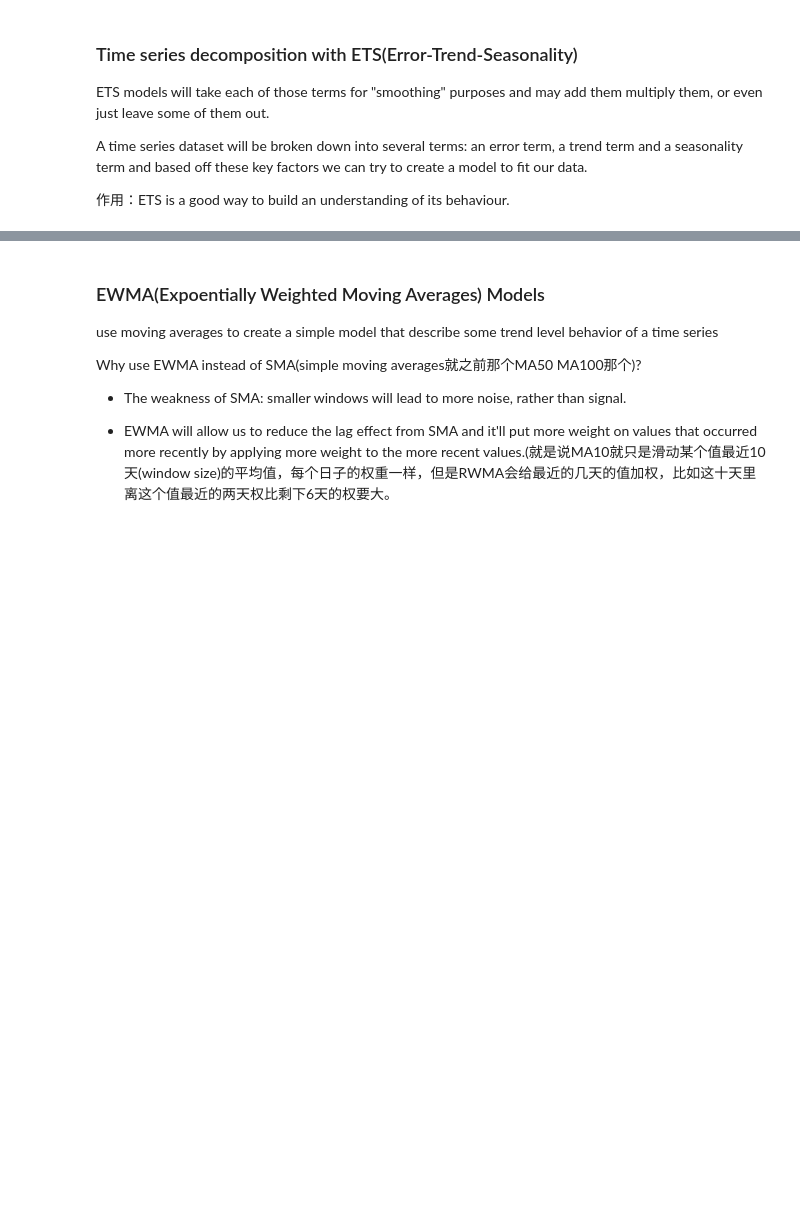
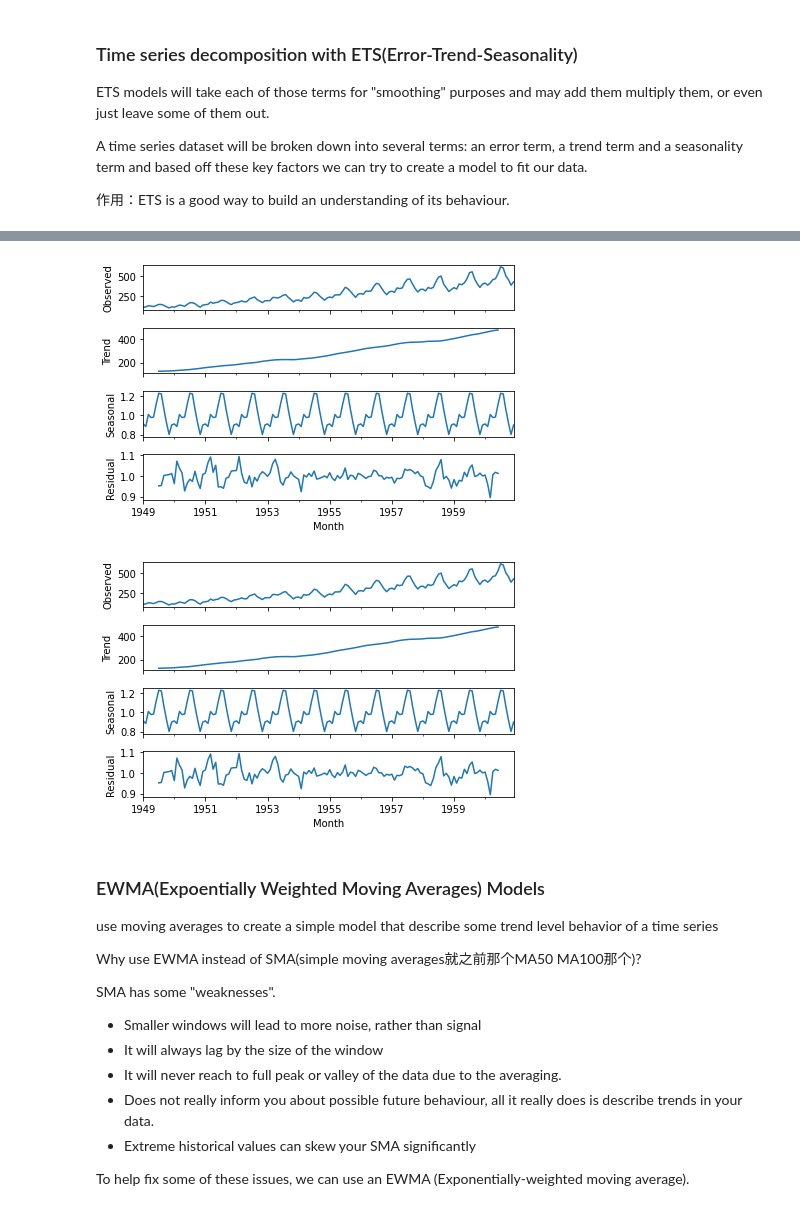
Before and after one commit to Bohaukish/Python-for-Financial-Analysis, a Jupyter notebook: Time Series Analysis/statsmodel.ipynb, the cells around one changed output, grey strips where cells are left out. Saved outputs shown, nothing was run; the diff lists cells and outputs as text; code cells hidden in the pictures; blank space fills up the shorter version.

```diff
--- a/Time Series Analysis/statsmodel.ipynb
+++ b/Time Series Analysis/statsmodel.ipynb
@@ -86,3 +109,11 @@ A time series dataset will be broken down into several terms: an error term, a t
+# %%
+from statsmodels.tsa.seasonal import seasonal_decompose
+
+result = seasonal_decompose(airline['Thousands of Passengers'], model='multiplicative')
+result.plot()   # 出了两张一模一样的不要慌 这是bug
+# %% [output]
+[figure, added]
+[figure, added]
 # %% [markdown]
 ### EWMA(Expoentially Weighted Moving Averages) Models
 
@@ -90,6 +121,11 @@ use moving averages to create a simple model that describe some trend level beha
 
 Why use EWMA instead of SMA(simple moving averages就之前那个MA50 MA100那个)?
 
-- The weakness of SMA: smaller windows will lead to more noise, rather than signal.
+SMA has some "weaknesses".
+* Smaller windows will lead to more noise, rather than signal
+* It will always lag by the size of the window
+* It will never reach to full peak or valley of the data due to the averaging.
+* Does not really inform you about possible future behaviour, all it really does is describe trends in your data.
+* Extreme historical values can skew your SMA significantly
 
-- EWMA will allow us to reduce the lag effect from SMA and it'll put more weight on values that occurred more recently by applying more weight to the more recent values.(就是说MA10就只是滑动某个值最近10天(window size)的平均值，每个日子的权重一样，但是RWMA会给最近的几天的值加权，比如这十天里离这个值最近的两天权比剩下6天的权要大。
+To help fix some of these issues, we can use an EWMA (Exponentially-weighted moving average).
```
Also changed, not shown: parts of 8 cells of this notebook.
